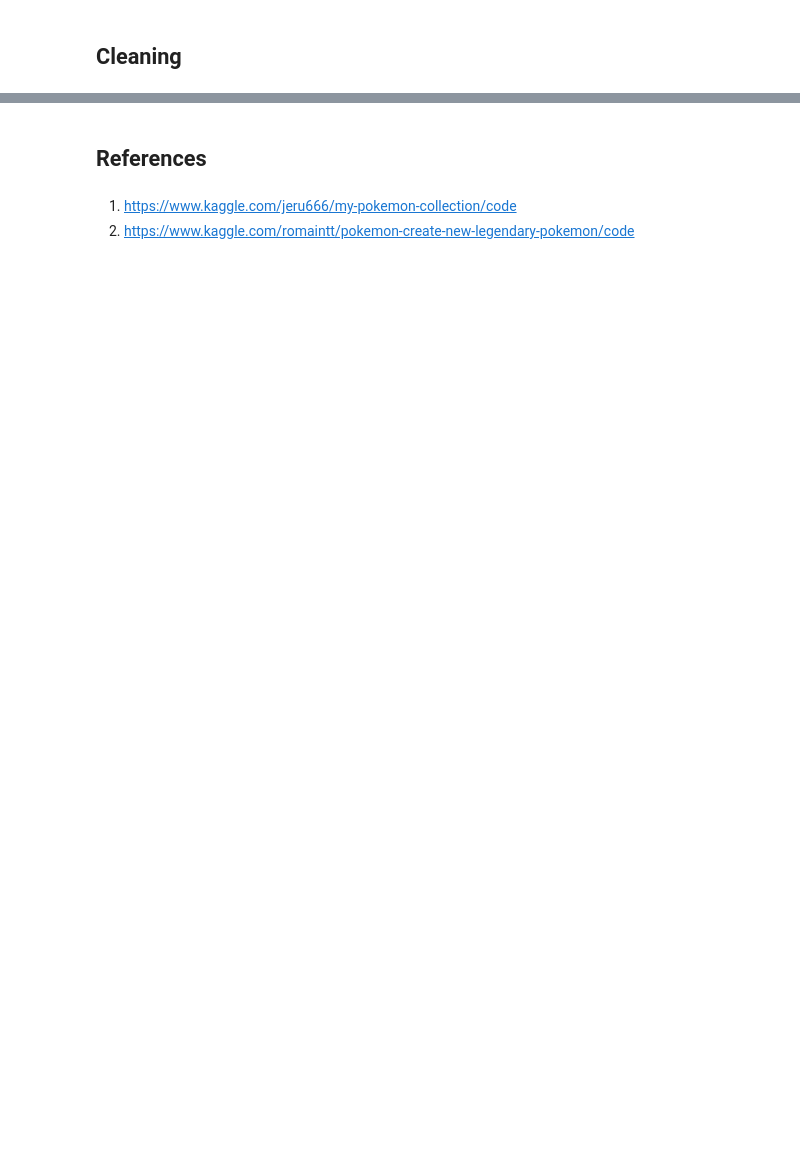
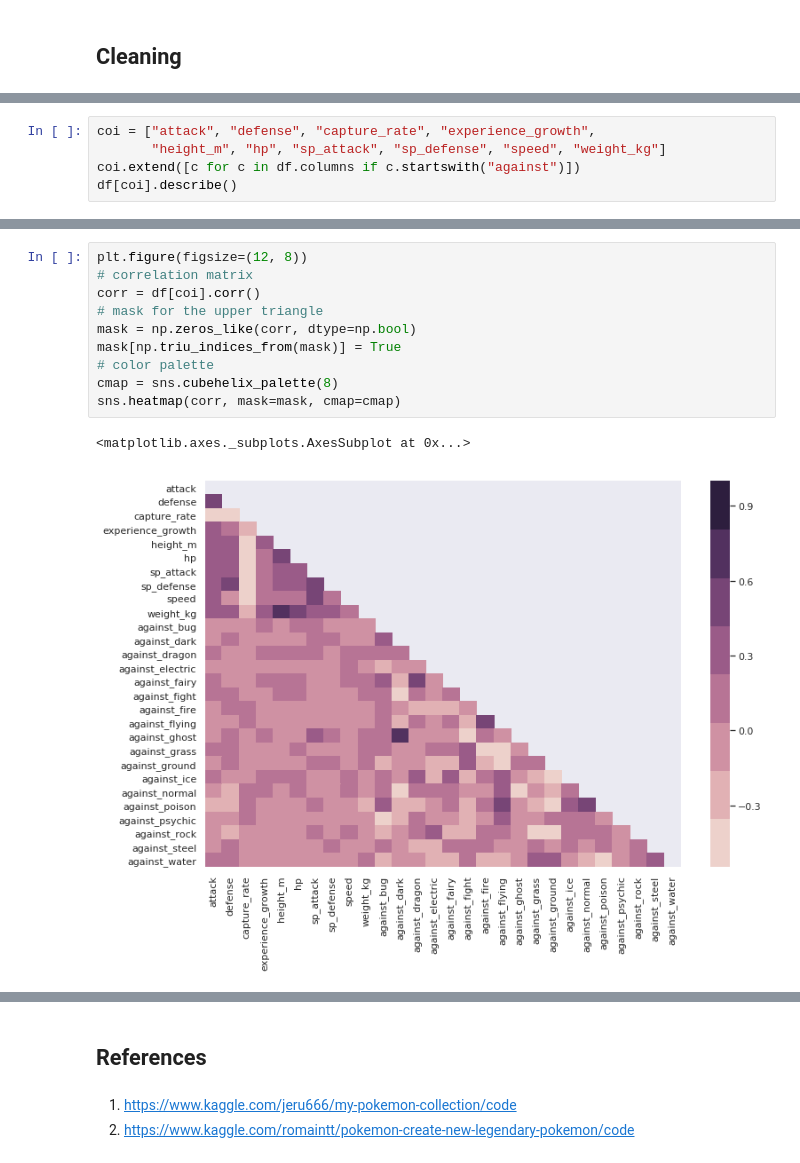
Before and after one commit to jinyeom/leuchtturm, a Jupyter notebook: Pokedex Analysis/Pokedex Analysis.ipynb, the cells around one changed output, grey strips where cells are left out. Cells and saved outputs as stored; diff of their text form; blank space fills up the shorter version.

```diff
--- a/Pokedex Analysis/Pokedex Analysis.ipynb
+++ b/Pokedex Analysis/Pokedex Analysis.ipynb
@@ -121,0 +168,5 @@ plt.show()
+# %%
+coi = ["attack", "defense", "capture_rate", "experience_growth",
+       "height_m", "hp", "sp_attack", "sp_defense", "speed", "weight_kg"]
+coi.extend([c for c in df.columns if c.startswith("against")])
+df[coi].describe()
@@ -122 +183,14 @@ plt.show()
+# %%
+plt.figure(figsize=(12, 8))
+# correlation matrix
+corr = df[coi].corr()
+# mask for the upper triangle
+mask = np.zeros_like(corr, dtype=np.bool)
+mask[np.triu_indices_from(mask)] = True
+# color palette
+cmap = sns.cubehelix_palette(8)
+sns.heatmap(corr, mask=mask, cmap=cmap)
+# %% [output]
+<matplotlib.axes._subplots.AxesSubplot at 0x...>
+[figure, added]
 # %%
```
Also changed, not shown: parts of 35 cells of this notebook, 2 other files.
